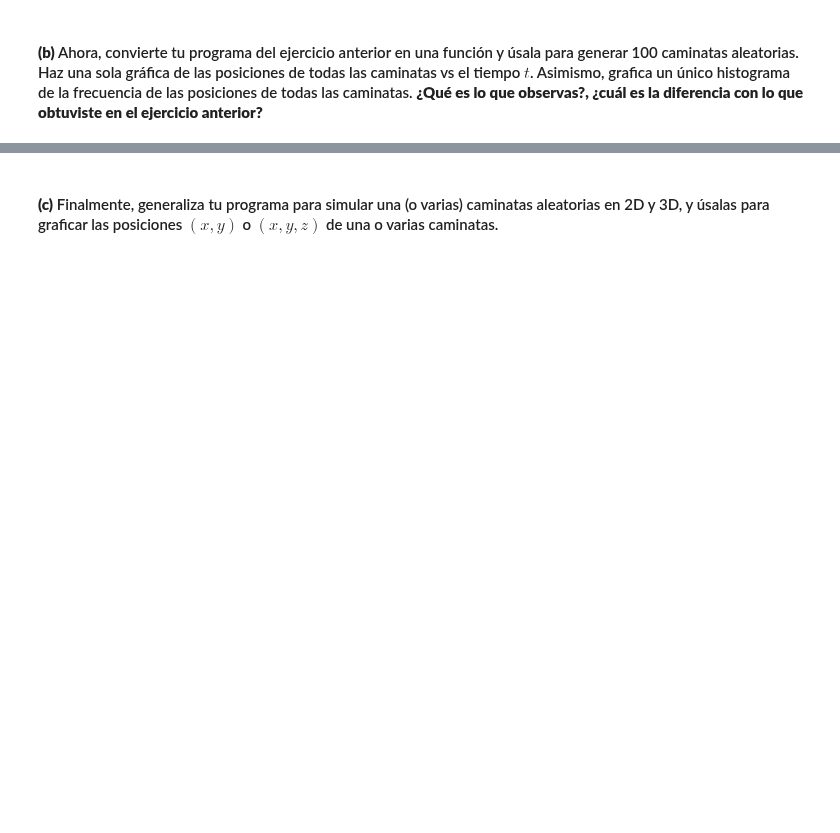
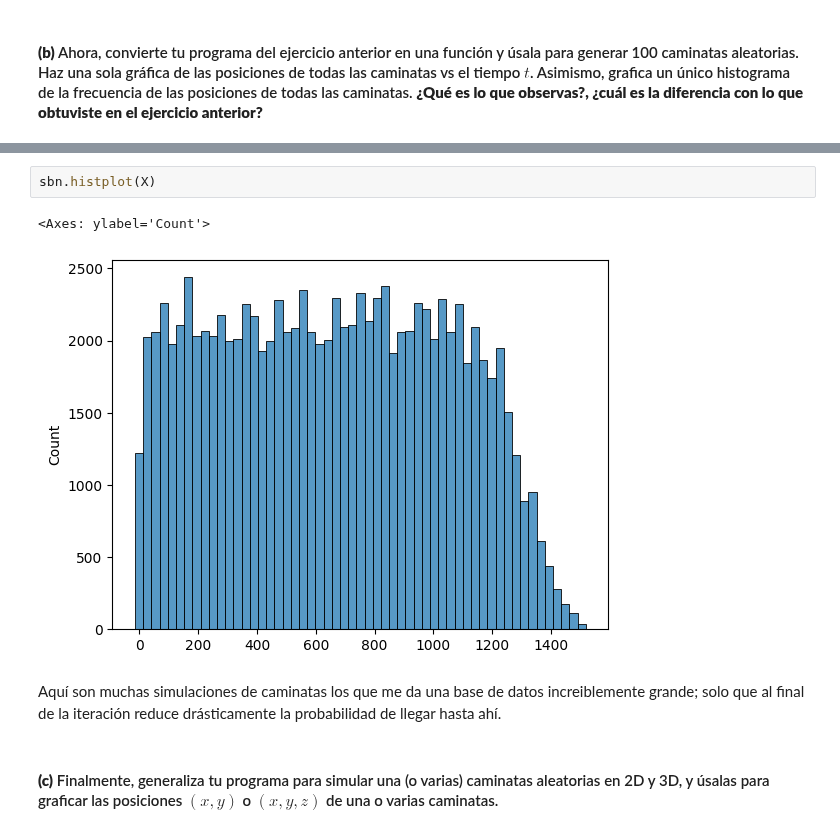
Before and after one commit to Alexi5omg/CLASE, a Jupyter notebook: Tareas/Práctica_6.ipynb, the cells around one changed output, grey strips where cells are left out. Saved outputs shown, nothing was run; the diff lists cells and outputs as text; blank space fills up the shorter version.

```diff
--- a/Tareas/Práctica_6.ipynb
+++ b/Tareas/Práctica_6.ipynb
@@ -303,2 +372,9 @@ print(contador/N)
+# %%
+sbn.histplot(X)
+# %% [output]
+<Axes: ylabel='Count'>
+[figure, added]
+# %% [markdown]
+Aquí son muchas simulaciones de caminatas los que me da una base de datos increiblemente grande; solo que al final de la iteración reduce drásticamente la probabilidad de llegar hasta ahí.
 # %% [markdown]
 #### **(c)** Finalmente, generaliza tu programa para simular una (o varias) caminatas aleatorias en 2D y 3D, y úsalas para graficar las posiciones $(x, y)$ o $(x, y, z)$ de una o varias caminatas.
```
Also changed, not shown: parts of 9 cells of this notebook.
